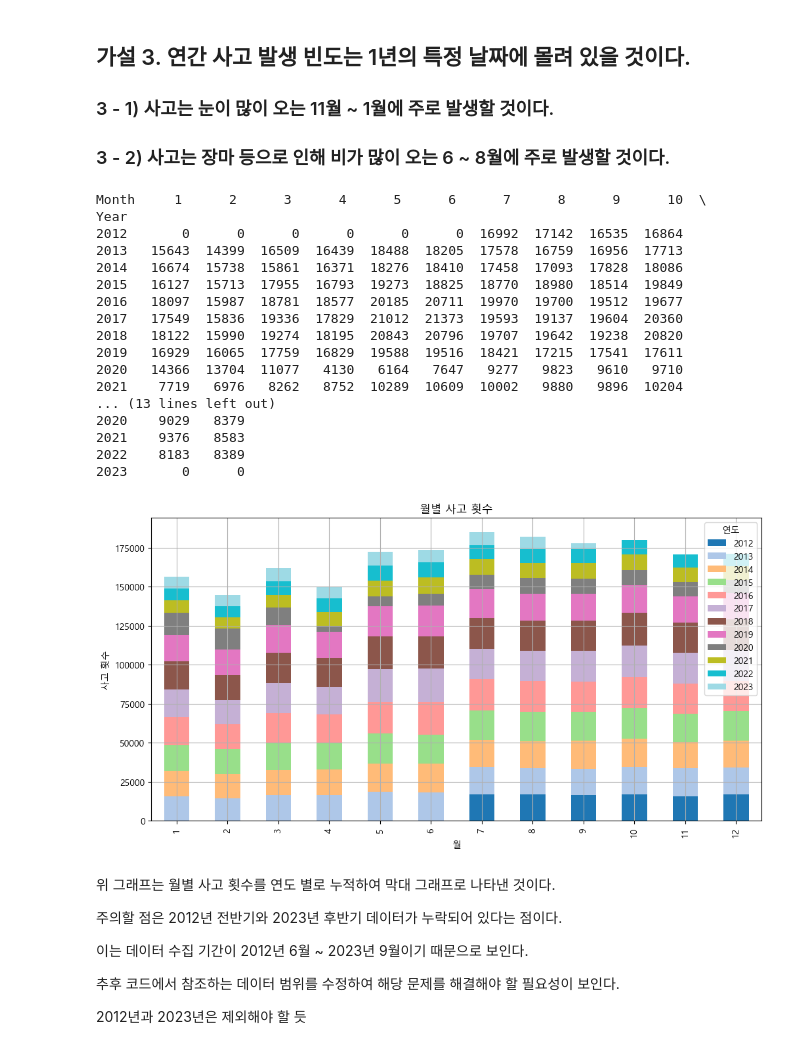
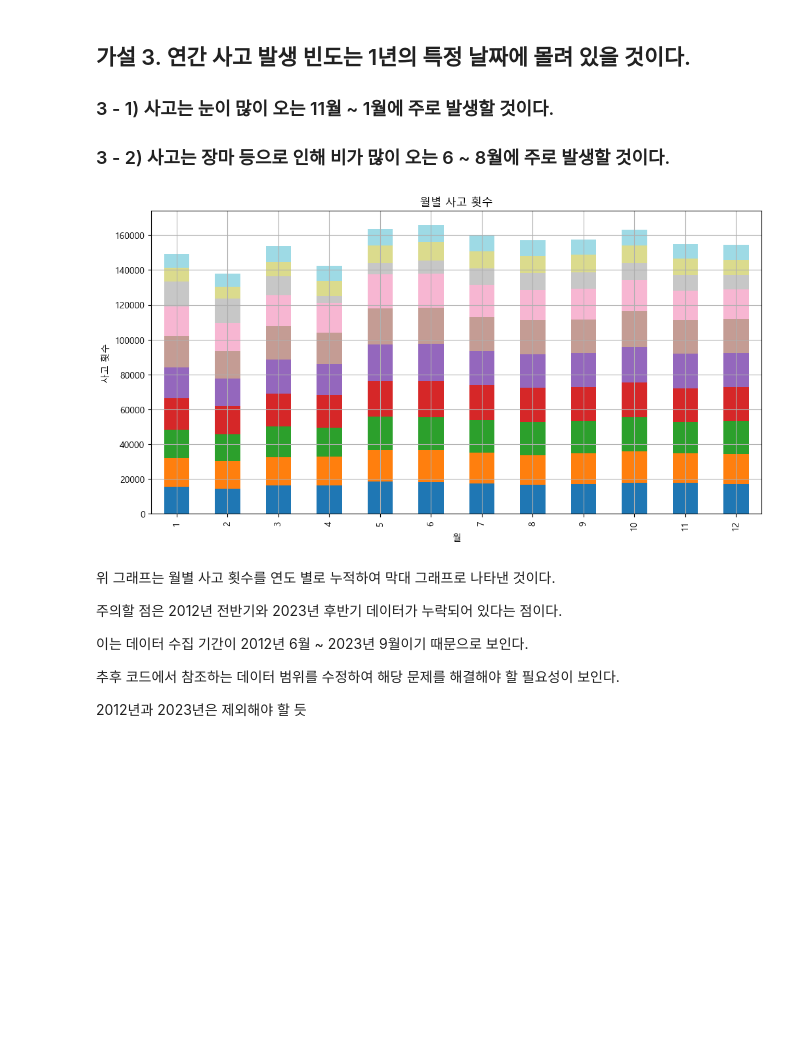
Before and after one commit to janghyunroh/itkorea-data-analysis-project1, a Jupyter notebook: analysis.ipynb, the cells around one changed output. Cells and saved outputs as stored; diff of their text form; code cells hidden in the pictures; blank space fills up the shorter version.

```diff
--- a/analysis.ipynb
+++ b/analysis.ipynb
@@ -237,42 +237,25 @@ plt.show()
 # %%
 # 날짜 데이터이므로 문자열을 날짜 형식으로 변환
 df_MVC['CRASH DATE'] = pd.to_datetime(df_MVC['CRASH DATE'], format='%m/%d/%Y')
 
 df_MVC['Year'] = df_MVC['CRASH DATE'].dt.year
 df_MVC['Month'] = df_MVC['CRASH DATE'].dt.month
 
 # 연도와 월을 기준으로 사고 횟수를 계산
 crash_counts = df_MVC.groupby(['Year', 'Month']).size().unstack(fill_value=0)
 
-print(crash_counts)
+# crash_counts에서 2012년과 2023년의 데이터 제거
+crash_counts = crash_counts.drop([2012, 2023])
 
 # stacked 그래프 그리기
-crash_counts.T.plot(kind='bar', stacked=True, figsize=(12, 6), colormap='tab20')
+crash_counts.T.plot(kind='bar', stacked=True, figsize=(12, 6), colormap='tab20').get_legend().remove()
 plt.title('월별 사고 횟수')
 plt.xlabel('월')
 plt.ylabel('사고 횟수')
-plt.legend(title='연도')
 plt.grid(True)
 plt.show()
 # %% [output]
-Month     1      2      3      4      5      6      7      8      9      10  \
-Year
-2012       0      0      0      0      0      0  16992  17142  16535  16864
-2013   15643  14399  16509  16439  18488  18205  17578  16759  16956  17713
-2014   16674  15738  15861  16371  18276  18410  17458  17093  17828  18086
-2015   16127  15713  17955  16793  19273  18825  18770  18980  18514  19849
-2016   18097  15987  18781  18577  20185  20711  19970  19700  19512  19677
-2017   17549  15836  19336  17829  21012  21373  19593  19137  19604  20360
-2018   18122  15990  19274  18195  20843  20796  19707  19642  19238  20820
-2019   16929  16065  17759  16829  19588  19516  18421  17215  17541  17611
-2020   14366  13704  11077   4130   6164   7647   9277   9823   9610   9710
-2021    7719   6976   8262   8752  10289  10609  10002   9880   9896  10204
-... (13 lines left out)
-2020    9029   8379
-2021    9376   8583
-2022    8183   8389
-2023       0      0
-[figure, old version]
+[figure, new version]
 # %% [markdown]
 위 그래프는 월별 사고 횟수를 연도 별로 누적하여 막대 그래프로 나타낸 것이다.
 
```
Also changed, not shown: 7 other files.
